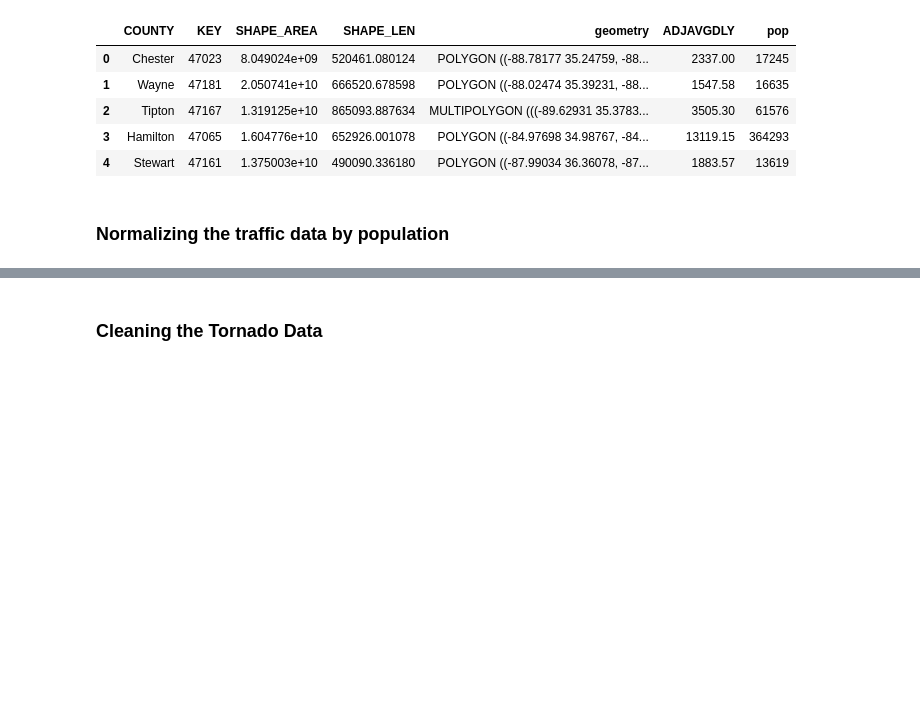
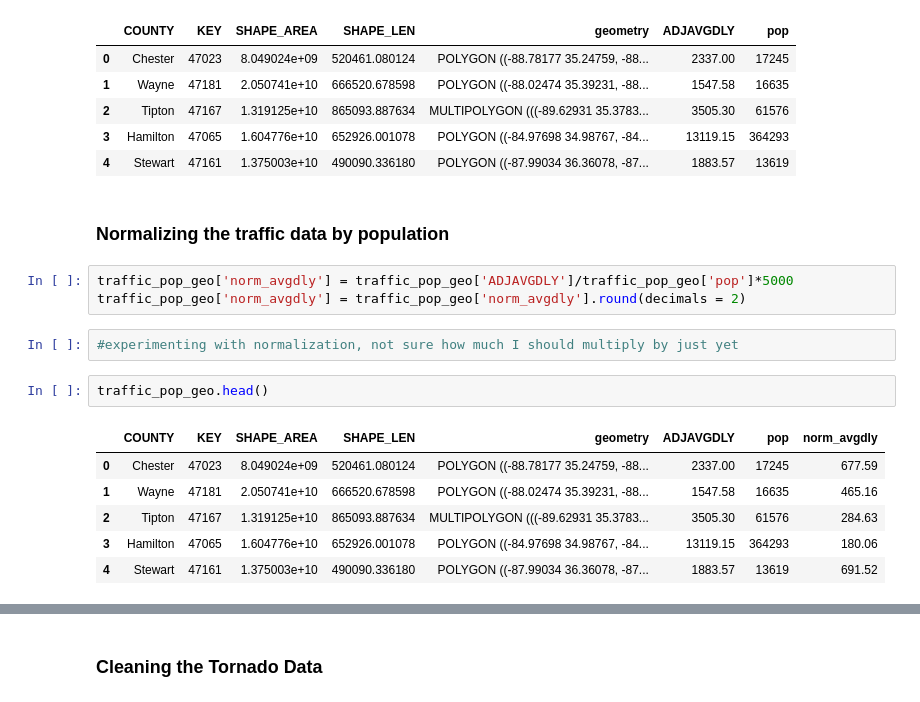
Before and after one commit to BrandonM471998/Capstone, a Jupyter notebook: notebooks/tornado-and-traffic-data-project.ipynb, the cells around one changed output, grey strips where cells are left out. Cells and saved outputs as stored; diff of their text form; blank space fills up the shorter version.

```diff
--- a/notebooks/tornado-and-traffic-data-project.ipynb
+++ b/notebooks/tornado-and-traffic-data-project.ipynb
@@ -378,3 +378,17 @@ traffic_pop_geo.head()
 | 4 | Stewart | 47161 | 1.375003e+10 | 490090.336180 | POLYGON ((-87.99034 36.36078, -87... | 1883.57 | 13619 |
 # %% [markdown]
 ### Normalizing the traffic data by population
+# %%
+traffic_pop_geo['norm_avgdly'] = traffic_pop_geo['ADJAVGDLY']/traffic_pop_geo['pop']*5000
+traffic_pop_geo['norm_avgdly'] = traffic_pop_geo['norm_avgdly'].round(decimals = 2)
+# %%
+#experimenting with normalization, not sure how much I should multiply by just yet
+# %%
+traffic_pop_geo.head()
+# %% [output]
+|  | COUNTY | KEY | SHAPE_AREA | SHAPE_LEN | geometry | ADJAVGDLY | pop | norm_avgdly |
+| 0 | Chester | 47023 | 8.049024e+09 | 520461.080124 | POLYGON ((-88.78177 35.24759, -88... | 2337.00 | 17245 | 677.59 |
+| 1 | Wayne | 47181 | 2.050741e+10 | 666520.678598 | POLYGON ((-88.02474 35.39231, -88... | 1547.58 | 16635 | 465.16 |
+| 2 | Tipton | 47167 | 1.319125e+10 | 865093.887634 | MULTIPOLYGON (((-89.62931 35.3783... | 3505.30 | 61576 | 284.63 |
+| 3 | Hamilton | 47065 | 1.604776e+10 | 652926.001078 | POLYGON ((-84.97698 34.98767, -84... | 13119.15 | 364293 | 180.06 |
+| 4 | Stewart | 47161 | 1.375003e+10 | 490090.336180 | POLYGON ((-87.99034 36.36078, -87... | 1883.57 | 13619 | 691.52 |
```
Also changed, not shown: parts of 9 cells of this notebook.
